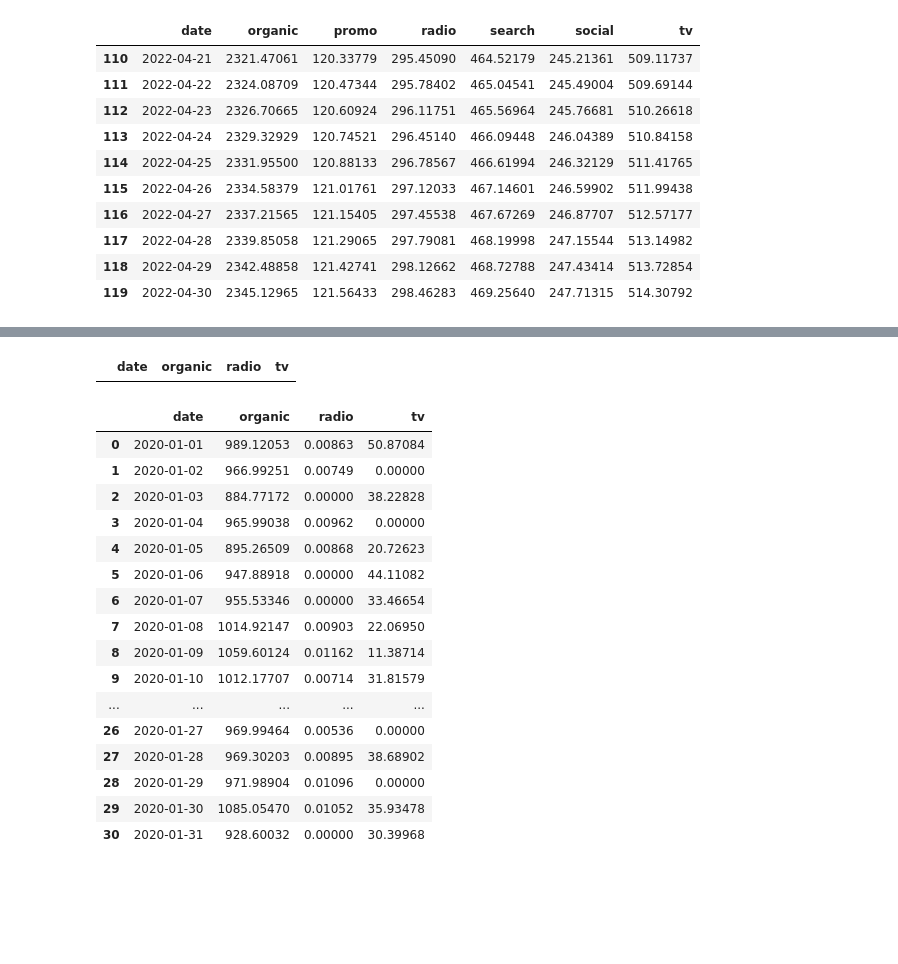
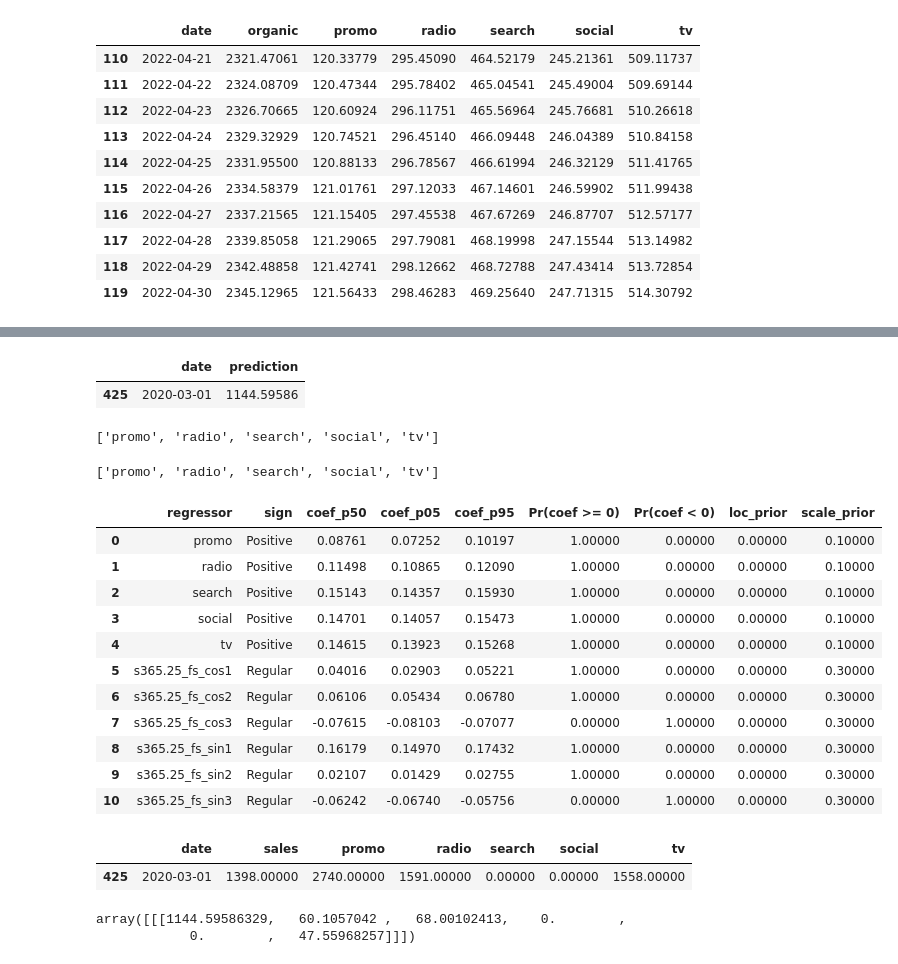
Before and after one commit to edwinnglabs/karpiu, a Jupyter notebook: docs/examples/attribution.ipynb, the cells around one changed output, grey strips where cells are left out. Cells and saved outputs as stored; diff of their text form; code cells hidden in the pictures; blank space fills up the shorter version.

```diff
--- a/docs/examples/attribution.ipynb
+++ b/docs/examples/attribution.ipynb
@@ -211,24 +547,33 @@ activities_attr_df, spend_attr_df, spend_df, cost_df = attr_obj.make_attribution
-# %%
-spend_attr_df
-# %% [output]
-|  | date | organic | radio | tv |
-# %%
-activities_attr_df
-# %% [output]
-|  | date | organic | radio | tv |
-| 0 | 2020-01-01 | 989.12053 | 0.00863 | 50.87084 |
-| 1 | 2020-01-02 | 966.99251 | 0.00749 | 0.00000 |
-| 2 | 2020-01-03 | 884.77172 | 0.00000 | 38.22828 |
-| 3 | 2020-01-04 | 965.99038 | 0.00962 | 0.00000 |
-| 4 | 2020-01-05 | 895.26509 | 0.00868 | 20.72623 |
-| 5 | 2020-01-06 | 947.88918 | 0.00000 | 44.11082 |
-| 6 | 2020-01-07 | 955.53346 | 0.00000 | 33.46654 |
-| 7 | 2020-01-08 | 1014.92147 | 0.00903 | 22.06950 |
-| 8 | 2020-01-09 | 1059.60124 | 0.01162 | 11.38714 |
-| 9 | 2020-01-10 | 1012.17707 | 0.00714 | 31.81579 |
-| ... | ... | ... | ... | ... |
-| 26 | 2020-01-27 | 969.99464 | 0.00536 | 0.00000 |
-| 27 | 2020-01-28 | 969.30203 | 0.00895 | 38.68902 |
-| 28 | 2020-01-29 | 971.98904 | 0.01096 | 0.00000 |
-| 29 | 2020-01-30 | 1085.05470 | 0.01052 | 35.93478 |
-| 30 | 2020-01-31 | 928.60032 | 0.00000 | 30.39968 |
+# %%
+all_off_pred.loc[all_off_pred["date"] == "2020-03-01"]
+# %% [output]
+|  | date | prediction |
+| 425 | 2020-03-01 | 1144.59586 |
+# %%
+attr_obj.attr_regressors
+# %% [output]
+['promo', 'radio', 'search', 'social', 'tv']
+# %%
+channels
+# %% [output]
+['promo', 'radio', 'search', 'social', 'tv']
+# %%
+mmm.get_regression_summary()
+# %% [output]
+|  | regressor | sign | coef_p50 | coef_p05 | coef_p95 | Pr(coef >= 0) | Pr(coef < 0) | loc_prior | scale_prior |
+| 0 | promo | Positive | 0.08761 | 0.07252 | 0.10197 | 1.00000 | 0.00000 | 0.00000 | 0.10000 |
+| 1 | radio | Positive | 0.11498 | 0.10865 | 0.12090 | 1.00000 | 0.00000 | 0.00000 | 0.10000 |
+| 2 | search | Positive | 0.15143 | 0.14357 | 0.15930 | 1.00000 | 0.00000 | 0.00000 | 0.10000 |
+| 3 | social | Positive | 0.14701 | 0.14057 | 0.15473 | 1.00000 | 0.00000 | 0.00000 | 0.10000 |
+| 4 | tv | Positive | 0.14615 | 0.13923 | 0.15268 | 1.00000 | 0.00000 | 0.00000 | 0.10000 |
+| 5 | s365.25_fs_cos1 | Regular | 0.04016 | 0.02903 | 0.05221 | 1.00000 | 0.00000 | 0.00000 | 0.30000 |
+| 6 | s365.25_fs_cos2 | Regular | 0.06106 | 0.05434 | 0.06780 | 1.00000 | 0.00000 | 0.00000 | 0.30000 |
+| 7 | s365.25_fs_cos3 | Regular | -0.07615 | -0.08103 | -0.07077 | 0.00000 | 1.00000 | 0.00000 | 0.30000 |
+| 8 | s365.25_fs_sin1 | Regular | 0.16179 | 0.14970 | 0.17432 | 1.00000 | 0.00000 | 0.00000 | 0.30000 |
+| 9 | s365.25_fs_sin2 | Regular | 0.02107 | 0.01429 | 0.02755 | 1.00000 | 0.00000 | 0.00000 | 0.30000 |
+| 10 | s365.25_fs_sin3 | Regular | -0.06242 | -0.06740 | -0.05756 | 0.00000 | 1.00000 | 0.00000 | 0.30000 |
+# %%
+df.loc[df["date"] == "2020-03-01"]
+# %% [output]
+|  | date | sales | promo | radio | search | social | tv |
+| 425 | 2020-03-01 | 1398.00000 | 2740.00000 | 1591.00000 | 0.00000 | 0.00000 | 1558.00000 |
@@ -234,0 +583,5 @@ activities_attr_df
+# %%
+delta_matrix
+# %% [output]
+array([[[1144.59586329,   60.1057042 ,   68.00102413,    0.        ,
+            0.        ,   47.55968257]]])
```
Also changed, not shown: parts of 34 cells of this notebook, 8 other files.
